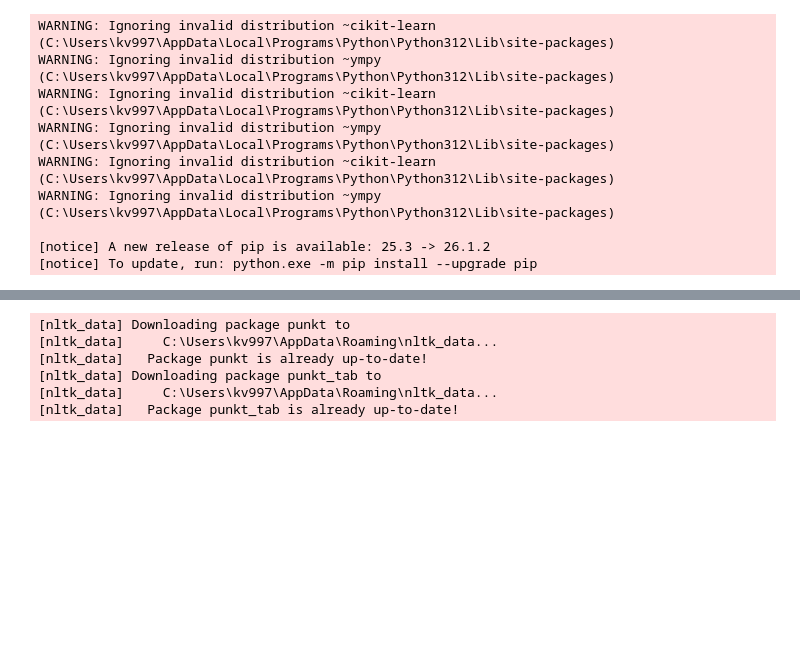
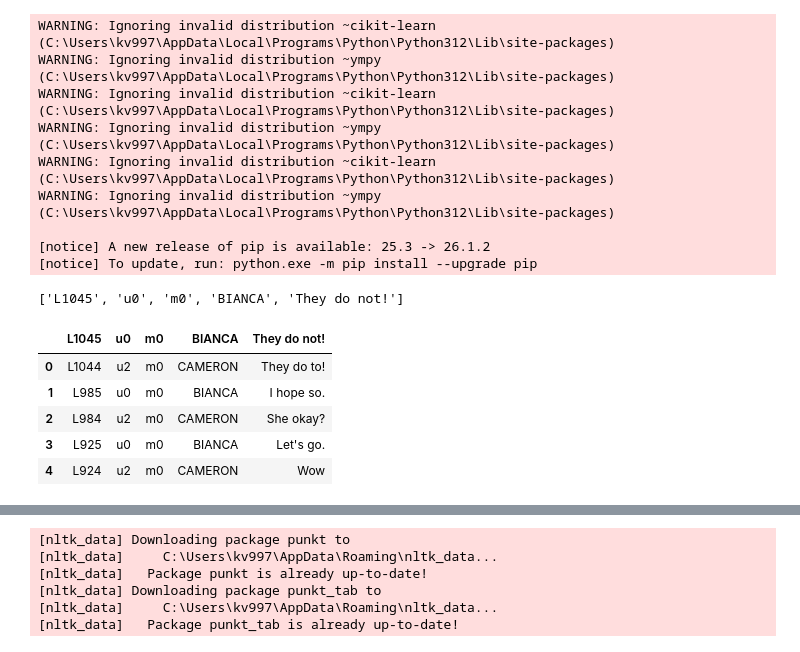
Before and after one commit to Vaibhavv526/Neural_Networks_-_FastAPI, a Jupyter notebook: Next_word_predictor.ipynb, the cells around one changed output, grey strips where cells are left out. Drawn from its saved outputs; the diff is of its cells as text; code cells hidden in the pictures; blank space fills up the shorter version.

```diff
--- a/Next_word_predictor.ipynb
+++ b/Next_word_predictor.ipynb
@@ -1,3 +1,19 @@
 # %% [markdown]
 ## LSTM project
 #### In this prject we build a model that can predict next word of the sentence
+# %%
+import pandas as pd
+
+df = pd.read_csv("movie_lines.csv")
+
+# Rename the existing 5 columns
+df.columns = [
+    "line_id",
+    "character_id",
+    "movie_id",
+    "character",
+    "text"
+]
+
+print(df.head())
+print(df.columns)
@@ -29,4 +53,17 @@ from collections import Counter
 from torch.utils.data import Dataset, DataLoader
 from nltk.tokenize import word_tokenize
 import nltk
+# %%
+print(df.columns.tolist())
+# %% [output]
+['L1045', 'u0', 'm0', 'BIANCA', 'They do not!']
+# %%
+df.head()
+# %% [output]
+|  | L1045 | u0 | m0 | BIANCA | They do not! |
+| 0 | L1044 | u2 | m0 | CAMERON | They do to! |
+| 1 | L985 | u0 | m0 | BIANCA | I hope so. |
+| 2 | L984 | u2 | m0 | CAMERON | She okay? |
+| 3 | L925 | u0 | m0 | BIANCA | Let's go. |
+| 4 | L924 | u2 | m0 | CAMERON | Wow |
 # %%
```
Also changed, not shown: parts of 8 cells of this notebook, 4 other files.
